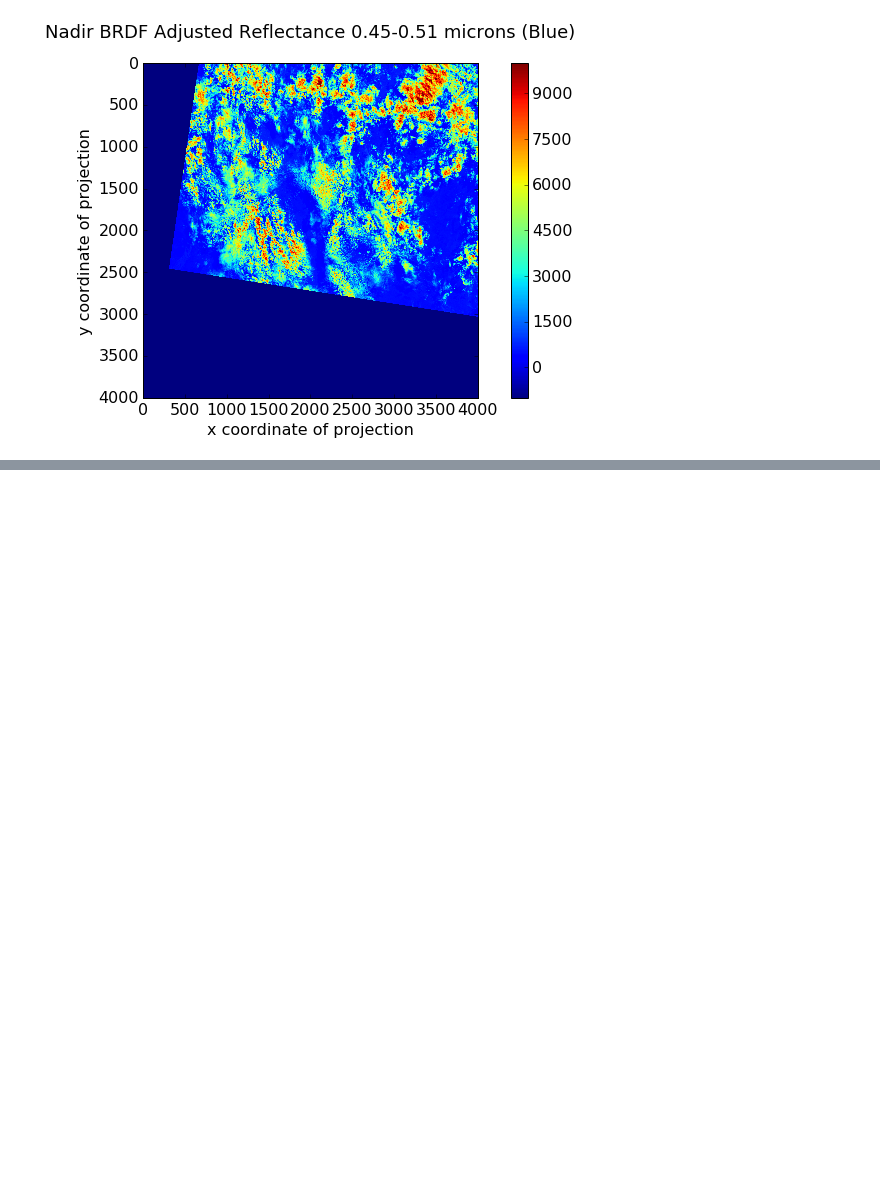
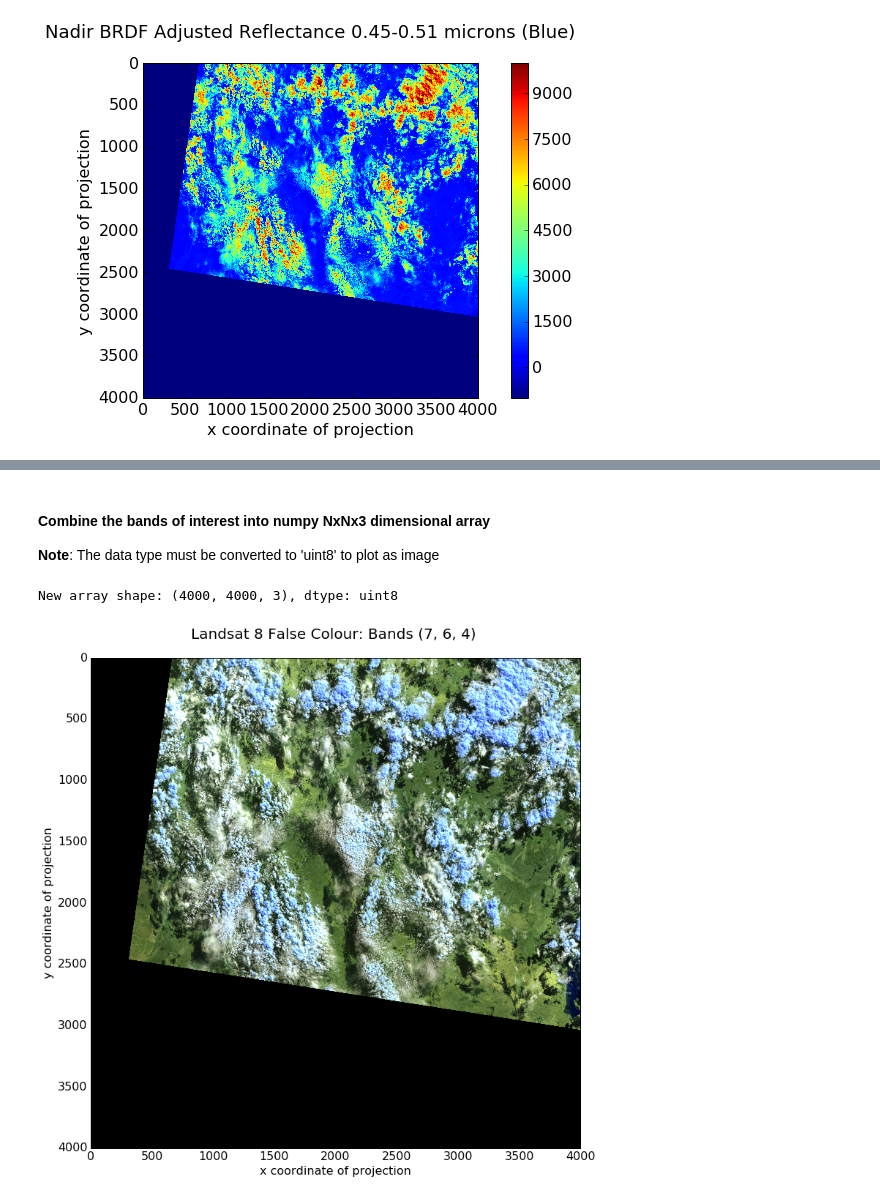
Before and after one commit to kdruken/nci_notebooks, a Jupyter notebook: Python_GDAL_NetCDF.ipynb, the cells around one changed output, grey strips where cells are left out. Cells and saved outputs as stored; diff of their text form; code cells hidden in the pictures; blank space fills up the shorter version.

```diff
--- a/Python_GDAL_NetCDF.ipynb
+++ b/Python_GDAL_NetCDF.ipynb
@@ -106,0 +127,37 @@ plt.tick_params(labelsize=16)
+# %%
+band4 = gdal.Open(ds.GetSubDatasets()[2][0])
+band6 = gdal.Open(ds.GetSubDatasets()[0][0])
+band7 = gdal.Open(ds.GetSubDatasets()[1][0])
+# %%
+b4 = band4.ReadAsArray()[0,:,:]
+b6 = band6.ReadAsArray()[0,:,:]
+b7 = band7.ReadAsArray()[0,:,:]
+# %%
+b4 = b4.clip(0, 6000) / 6000. * 255
+b6 = b6.clip(0, 6000) / 6000. * 255
+b7 = b7.clip(0, 6000) / 6000. * 255
+# %% [markdown]
+#### Combine the bands of interest into numpy NxNx3 dimensional array
+**Note**: The data type must be converted to 'uint8' to plot as image
+# %%
+rgb = np.stack((b7, b6, b4), axis=2).astype('uint8')
+
+print "New array shape: {0}, dtype: {1}".format(rgb.shape, rgb.dtype)
+# %% [output]
+New array shape: (4000, 4000, 3), dtype: uint8
+# %%
+# Set figure size
+plt.figure(figsize=(12,12))
+
+# Plot image
+plt.imshow(rgb)
+
+# Add figure title and labels
+plt.title('Landsat 8 False Colour: Bands (7, 6, 4) \n', fontsize=20)
+plt.xlabel(band2.GetMetadata()['x#long_name'], fontsize=16)
+plt.ylabel(band2.GetMetadata()['y#long_name'], fontsize=16)
+
+# Adjust tick mark size
+plt.tick_params(labelsize=16)
+# %% [output]
+[figure, added]
```
Also changed, not shown: parts of 6 cells of this notebook.
